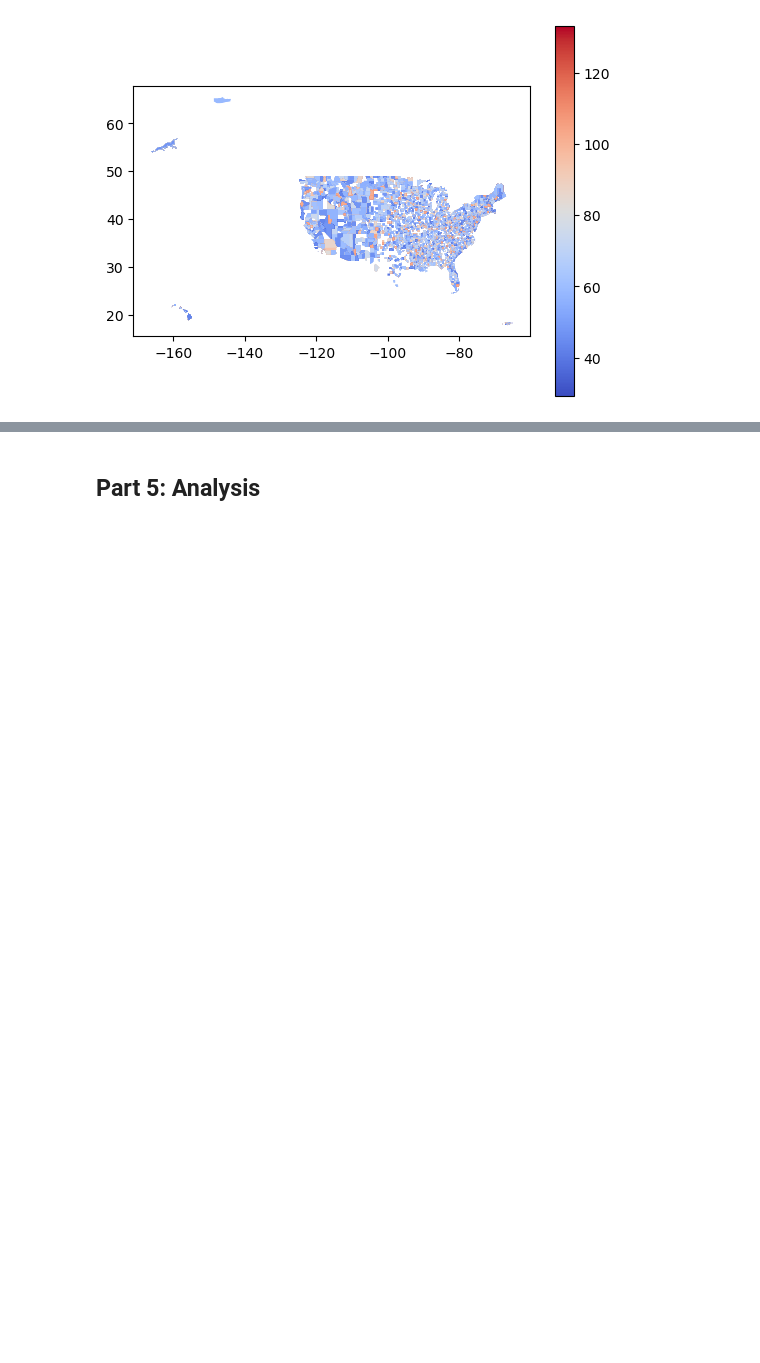
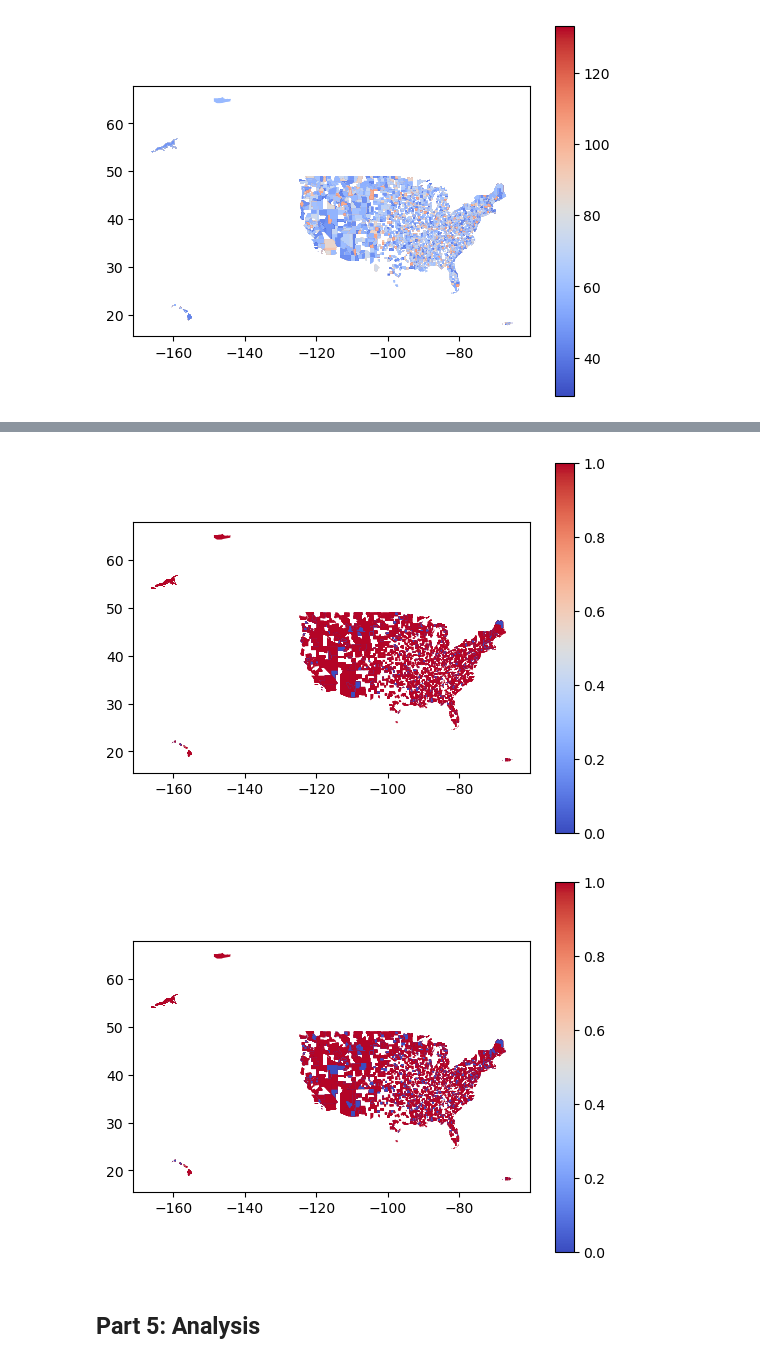
Before and after one commit to kate-kenny/final-project, a Jupyter notebook: final_jupyter.ipynb, the cells around one changed output, grey strips where cells are left out. Cells and saved outputs as stored; diff of their text form; code cells hidden in the pictures; blank space fills up the shorter version.

```diff
--- a/final_jupyter.ipynb
+++ b/final_jupyter.ipynb
@@ -289,2 +300,15 @@ mp.plot_df(df, "b", "coolwarm")
+# %%
+#creating dataframe with test data, labels, and predictions
+test_combined["Predicted AQI Binary"] = svc_model.predict(X_test)
+test_combined["Actual AQI Binary"] = y_test
+
+#plotting predictions
+mp.plot_df(test_combined, "Predicted AQI Binary", "coolwarm")
+
+#plotting actual
+mp.plot_df(test_combined, "Actual AQI Binary", "coolwarm")
+# %% [output]
+[figure, added]
+[figure, added]
 # %% [markdown]
 ## Part 5: Analysis
```
Also changed, not shown: parts of 7 cells of this notebook.
